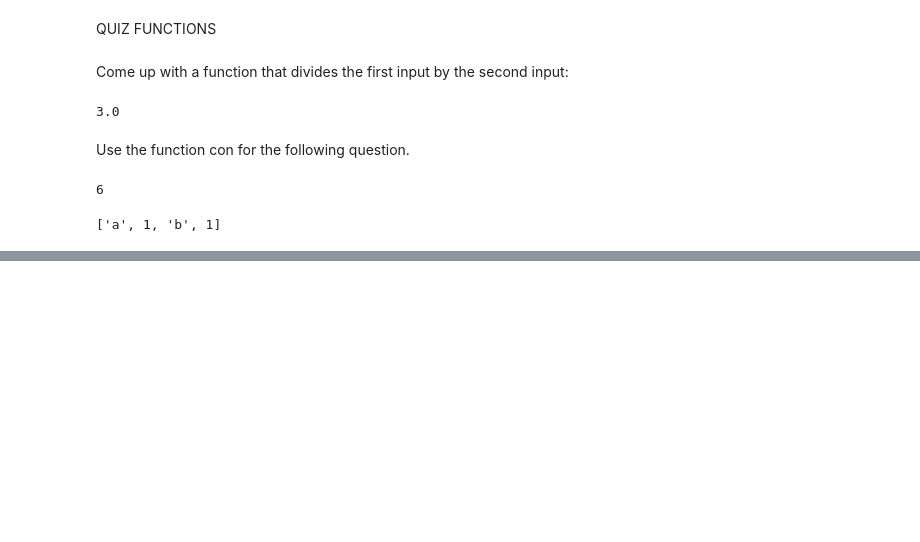
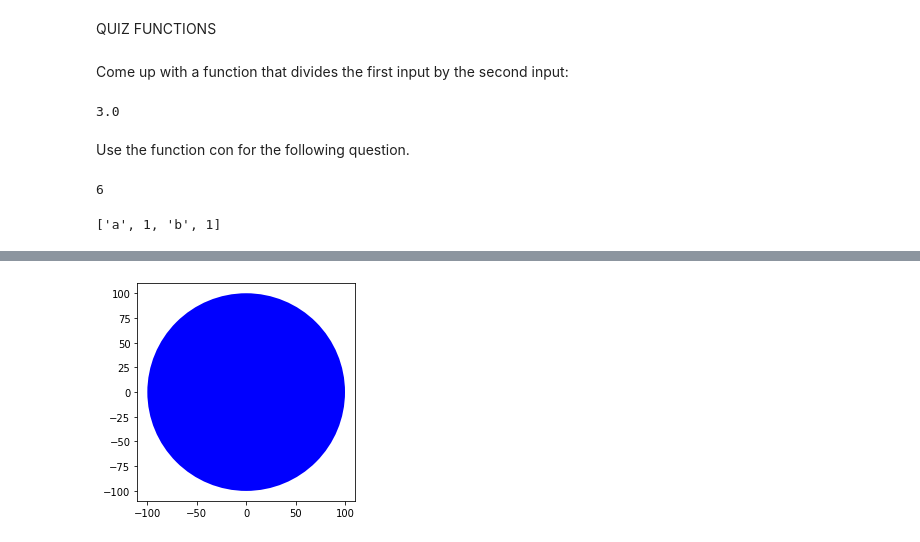
Before and after one commit to PosgradoMNA/actividades-de-aprendizaje-eddieelorza, a Jupyter notebook: Modulo_3.ipynb, the cells around one changed output, grey strips where cells are left out. Cells and saved outputs as stored; diff of their text form; code cells hidden in the pictures; blank space fills up the shorter version.

```diff
--- a/Modulo_3.ipynb
+++ b/Modulo_3.ipynb
@@ -502,0 +593,4 @@ con(['a', 1], ['b', 1])
+# %%
+# Create a blue circle with a given radius
+
+BlueCircle = Circle(radius=100)
@@ -502,0 +609,6 @@ con(['a', 1], ['b', 1])
+# %%
+# Call the method drawCircle
+
+BlueCircle.drawCircle()
+# %% [output]
+[figure, added]
```
Also changed, not shown: parts of 12 cells of this notebook.
